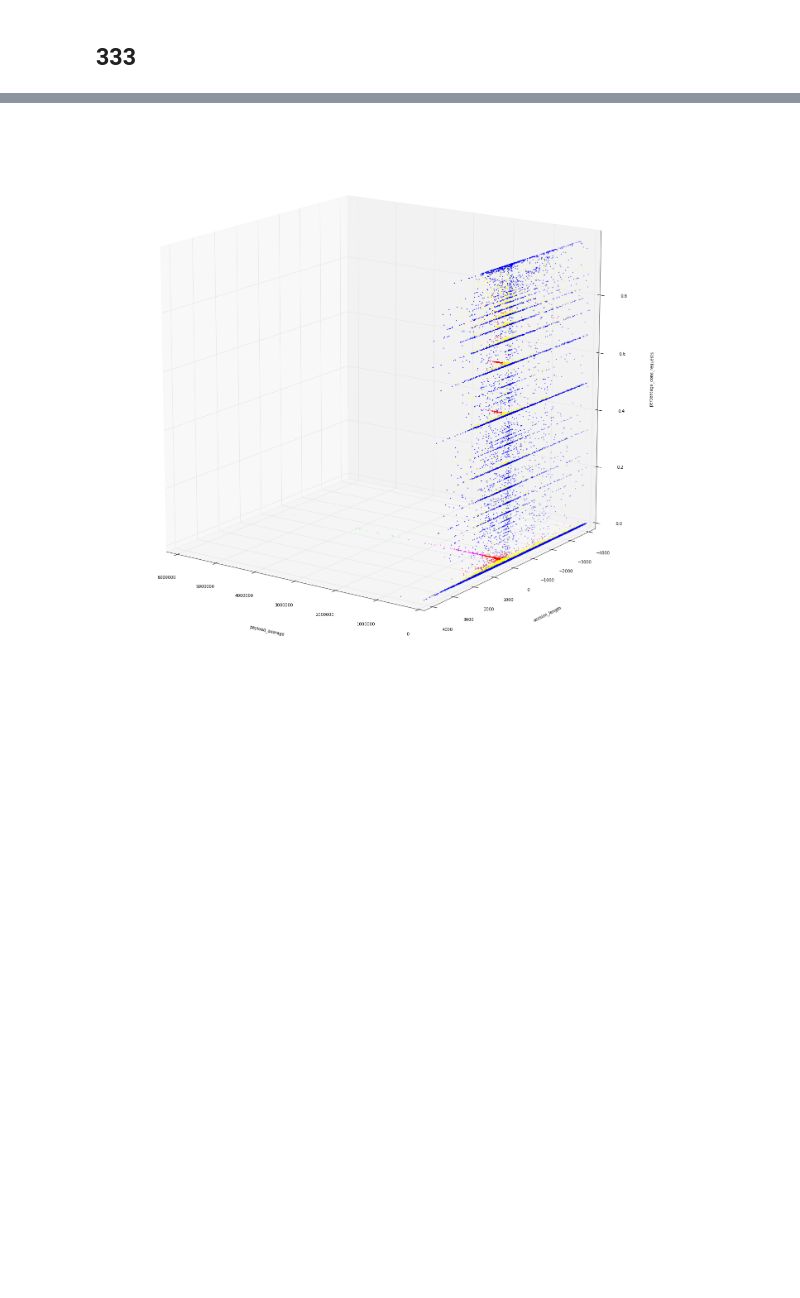
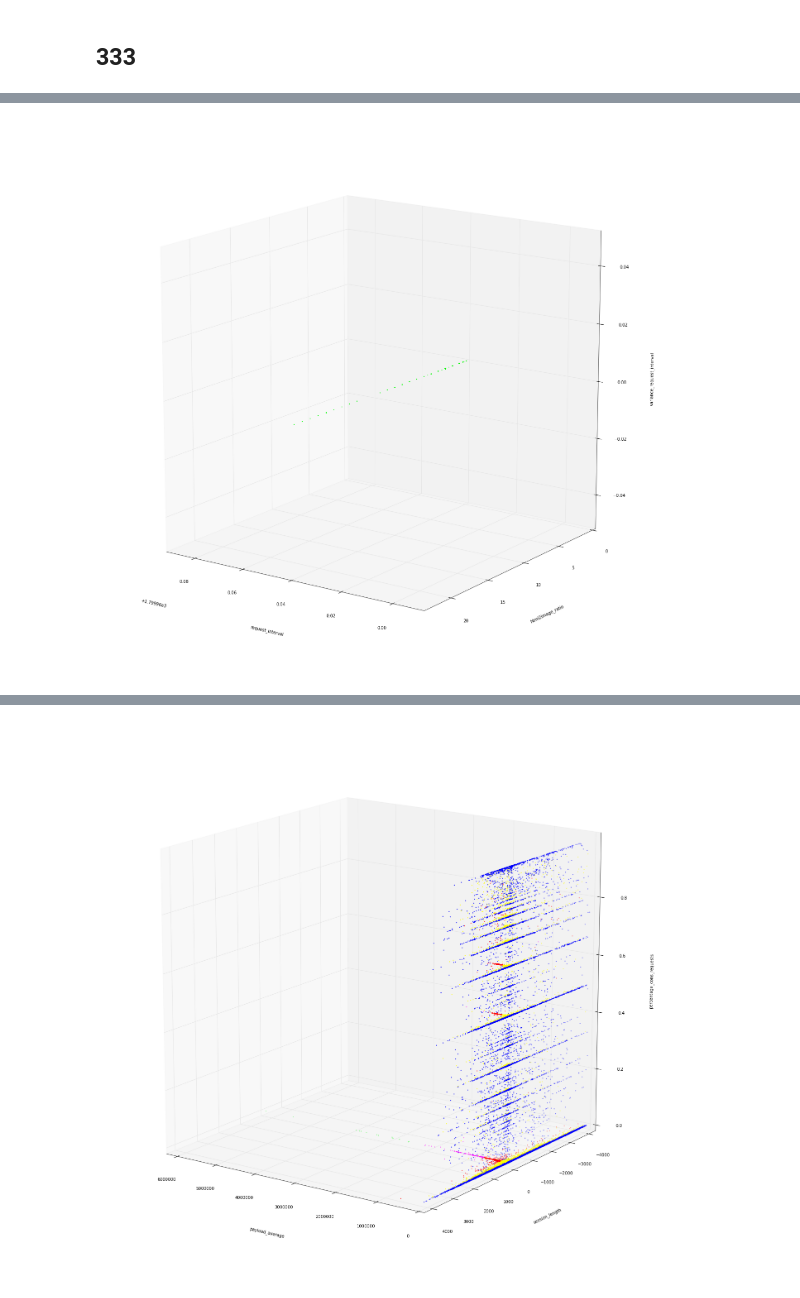
Before and after one commit to equalitie/BotHound, a Jupyter notebook: ipython/Clustering.ipynb, the cells around one changed output, grey strips where cells are left out. Drawn from its saved outputs; the diff is of its cells as text; code cells hidden in the pictures; blank space fills up the shorter version.

Commit message:
storing selected cluster from Jupyter

```diff
--- a/ipython/Clustering.ipynb
+++ b/ipython/Clustering.ipynb
@@ -8,17 +8,16 @@ import sklearn
 from sklearn.cluster import KMeans
 from scipy.spatial.distance import cdist,pdist
 from scipy.signal import argrelextrema
-
 %matplotlib inline
 from pylab import *
 from numpy import *
 from mpl_toolkits.mplot3d import axes3d
 from matplotlib import pyplot as plt
 
-
-%matplotlib inline
-import matplotlib.pyplot as plt
-
+db_host = '127.0.0.1'
+db_name = 'bothound'
+db_user = 'root'
+db_password = '7k32uW+C!JMFXTRT'
 
 features = [
             "request_interval", #1
@@ -39,23 +38,19 @@ for f in features:
 # Read From Database
 # %%
 import MySQLdb
-id_incident = 19
+id_incident = 18
 
-db = MySQLdb.connect(host = '127.0.0.1', user = 'root', passwd = '7k32uW+C!JMFXTRT', db = 'bothound')
-#db = MySQLdb.connect(host = '127.0.0.1', user = 'root', passwd = 'mazhur1n', port = 3306, db = 'bothound')
+db = MySQLdb.connect(host = db_host, user = db_user, passwd = db_password, db = db_name)
 cur = db.cursor(MySQLdb.cursors.DictCursor)
 cur.execute("select * from sessions WHERE id_incident = {0}".format(id_incident))
 sessions = [dict(elem) for elem in cur.fetchall()]
 db.close()
-
 values = []
 for s in sessions:
     row = []
     for f in features:
         row.append(s[f])
     values.append(row)
-
 X = np.array(values)
-
 print X.shape
 # %% [output]
@@ -250,2 +189,43 @@ Num clusters: 8
+# %%
+selected = 2
+
+if selected >= 0 :
+    X_plot = X[labels == selected,: ]
+    labels_plot = labels[labels == selected]
+else:
+    X_plot = X
+    labels_plot = labels
+
+colors = []
+g = 0
+for i in labels_plot:
+    colors.append(palette[i])
+
+def plot3(indexes):
+    fig = figure(figsize=(24,24))
+    ax = fig.gca(projection='3d')
+    #fig = plt.figure(figsize=(14,14))
+    #ax = fig.add_subplot(111, projection='3d')
+
+    ax.set_xlabel(features[indexes[0]])
+    ax.set_ylabel(features[indexes[1]])
+    ax.set_zlabel(features[indexes[2]])
+    azim = 125
+    elev = 15
+    #ax.set_autoscale_on(False)
+    #ax.axis([0.9, 1.5, -50, 50, 0, 400000])
+    ax.view_init(elev, azim)
+
+    # plot points in 3D
+    class1 = 0.6 * random.standard_normal((200,3))
+    x = X_plot[:,indexes[0]]
+    y = X_plot[:,indexes[1]]
+    z = X_plot[:,indexes[2]]
+
+    ax.scatter(x,y,z, s=5, edgecolors='none', c = colors, marker='o')
+
+plot3([0,1,2])
+# %% [output]
+[figure, added]
 # %%
 plot3([1,2,3])
```
Also changed, not shown: parts of 8 cells of this notebook, 2 other files.
